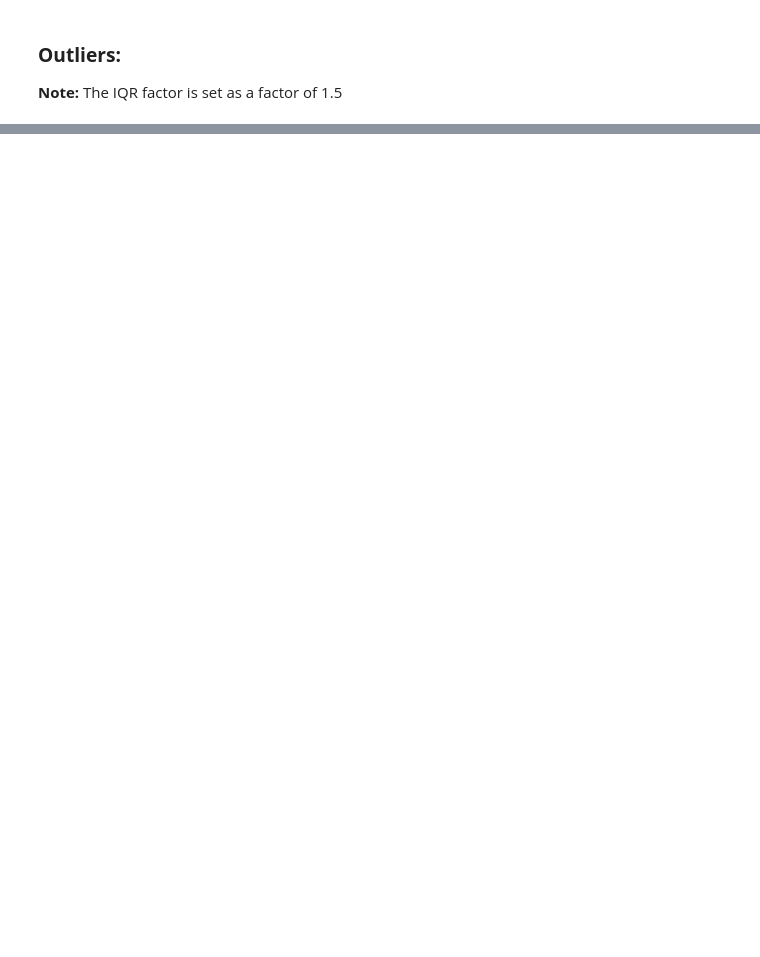
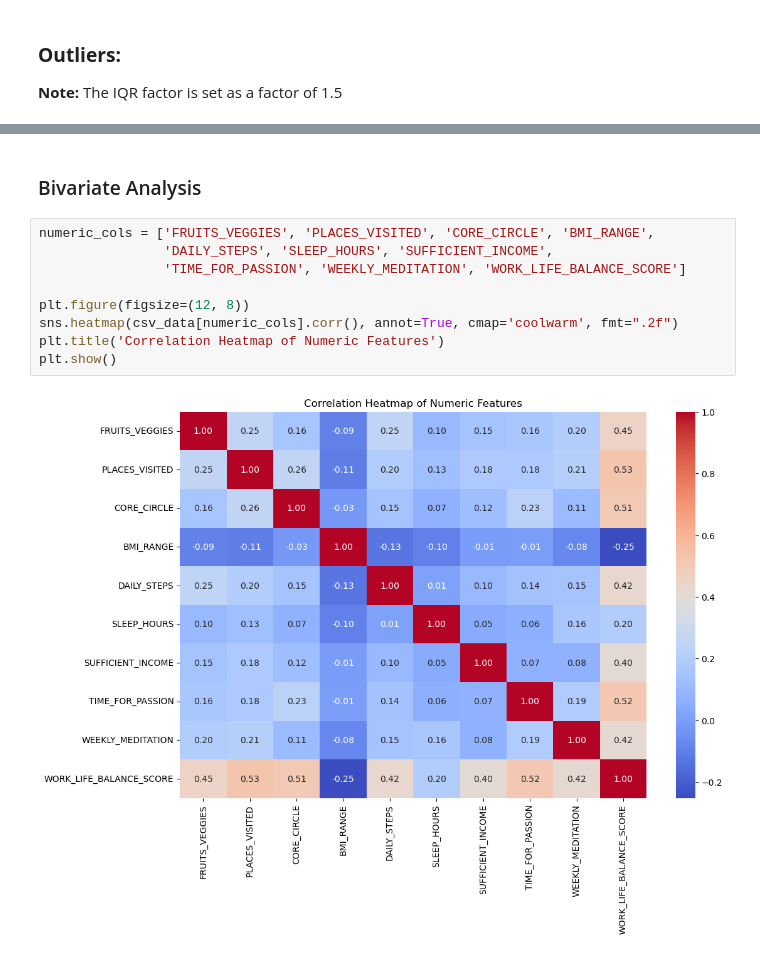
Before and after one commit to amsun001/Project_DataScience-lifestyle-and-wellbeing, a Jupyter notebook: Script/LifestyleAndWellbeing.ipynb, the cells around one changed output, grey strips where cells are left out. Cells and saved outputs as stored; diff of their text form; blank space fills up the shorter version.

```diff
--- a/Script/LifestyleAndWellbeing.ipynb
+++ b/Script/LifestyleAndWellbeing.ipynb
@@ -175,0 +187,13 @@ Empty DataFrame
+# %% [markdown]
+### Bivariate Analysis
+# %%
+numeric_cols = ['FRUITS_VEGGIES', 'PLACES_VISITED', 'CORE_CIRCLE', 'BMI_RANGE',
+                'DAILY_STEPS', 'SLEEP_HOURS', 'SUFFICIENT_INCOME',
+                'TIME_FOR_PASSION', 'WEEKLY_MEDITATION', 'WORK_LIFE_BALANCE_SCORE']
+
+plt.figure(figsize=(12, 8))
+sns.heatmap(csv_data[numeric_cols].corr(), annot=True, cmap='coolwarm', fmt=".2f")
+plt.title('Correlation Heatmap of Numeric Features')
+plt.show()
+# %% [output]
+[figure, added]
```
Also changed, not shown: parts of 11 cells of this notebook.
